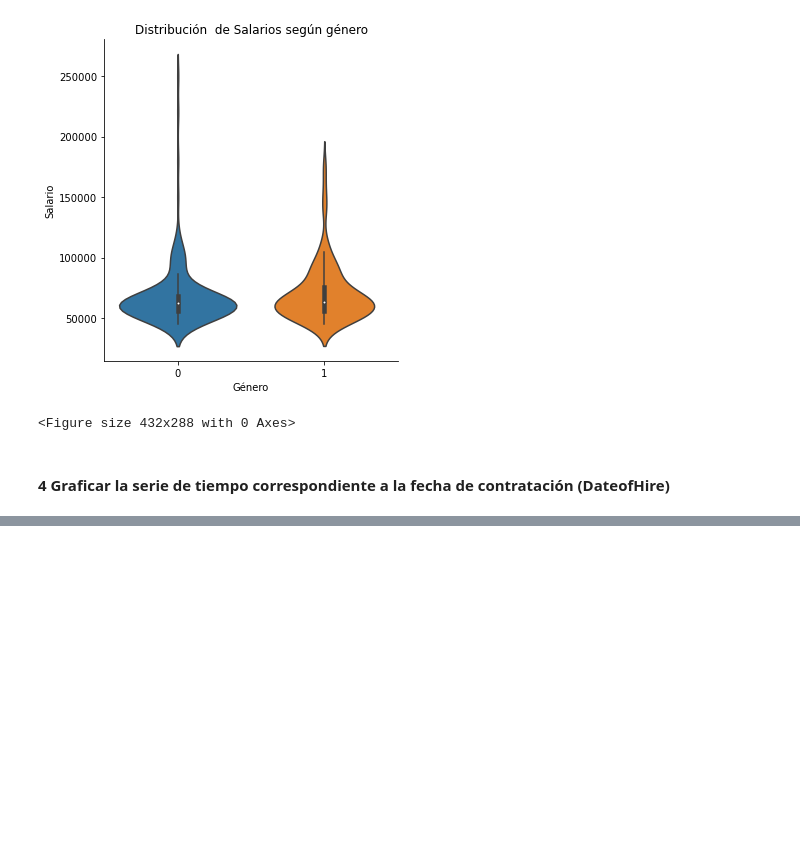
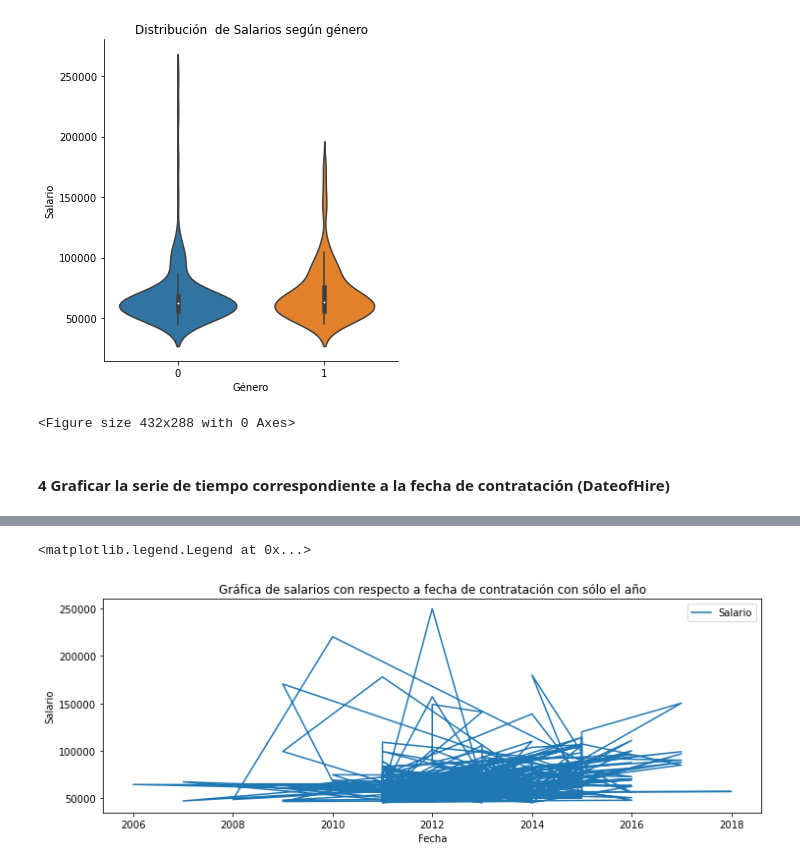
Before and after one commit to chopliszt/data-science-coder, a Jupyter notebook: Desafío 4/Desafío 4.ipynb, the cells around one changed output, grey strips where cells are left out. Saved outputs shown, nothing was run; the diff lists cells and outputs as text; code cells hidden in the pictures; blank space fills up the shorter version.

Commit message:
se finaliza desafío 4, pero el punto 4, en la gráfica de líneas no queda muy claro

```diff
--- a/Desafío 4/Desafío 4.ipynb
+++ b/Desafío 4/Desafío 4.ipynb
@@ -111,3 +111,7 @@ plt.figure()
 <Figure size 432x288 with 0 Axes>
 # %% [markdown]
 #### 4 Graficar la serie de tiempo correspondiente a la fecha de contratación (DateofHire)
+# %%
+archivo_csv_con_index=archivo_csv
+archivo_csv_con_index.index=archivo_csv_con_index["DateofHire"]
+archivo_csv_con_index.head()
@@ -113,0 +127,6 @@ plt.figure()
+# %%
+archivo_csv_con_index["DateofHire"]
+data_prueba=archivo_csv_con_index
+data_prueba['year'] = pd.DatetimeIndex(data_prueba["DateofHire"]).year
+data_prueba['year']
+data_prueba.head()
@@ -113,0 +142,13 @@ plt.figure()
+# %%
+x=data_prueba["year"]
+y=data_prueba["Salary"]
+fig, ax = plt.subplots(figsize=(12, 4))
+ax.plot(x, y, label='Salario')
+
+ax.set_xlabel('Fecha')
+ax.set_ylabel('Salario')
+ax.set_title('Gráfica de salarios con respecto a fecha de contratación con sólo el año')
+ax.legend()
+# %% [output]
+<matplotlib.legend.Legend at 0x...>
+[figure, added]
```
Also changed, not shown: parts of 3 cells of this notebook.
